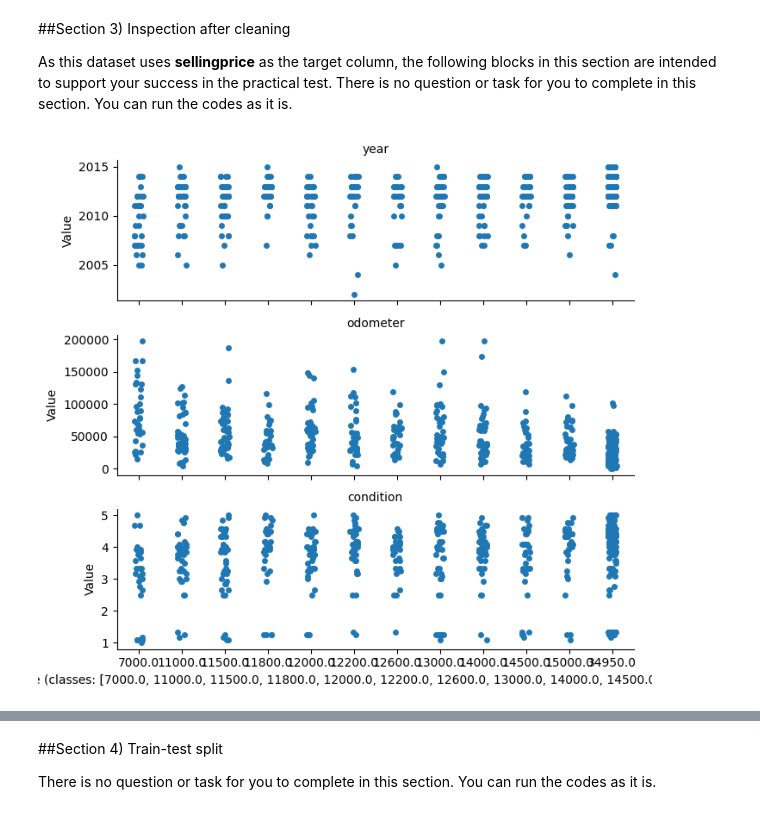
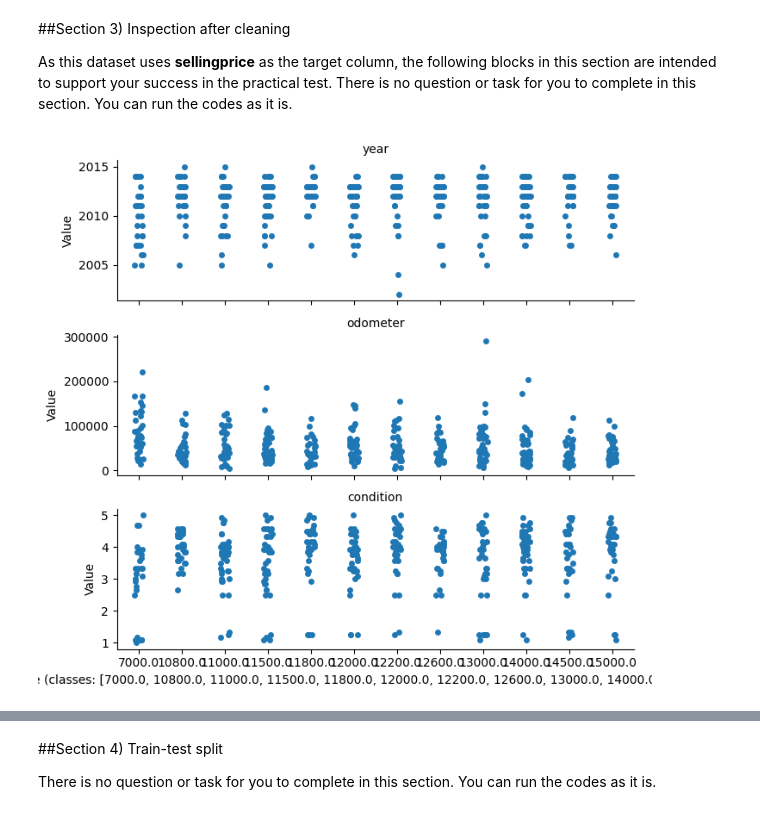
Before and after one commit to mohamad-azrin/ADALL_github, a Jupyter notebook: 8102630A_ADALL_Practical_Test_Vehicle_Sales_Question.ipynb, the cells around one changed output, grey strips where cells are left out. Saved outputs shown, nothing was run; the diff lists cells and outputs as text; code cells hidden in the pictures.

```diff
--- a/8102630A_ADALL_Practical_Test_Vehicle_Sales_Question.ipynb
+++ b/8102630A_ADALL_Practical_Test_Vehicle_Sales_Question.ipynb
@@ -726,35 +714,36 @@ def jitter_numeric_fast(
         jitter=True,
         height=2.2,
         aspect=3.2,
         sharey=False
     )
 
     g.set_axis_labels(f"{target_col} (classes: {order})", "Value")
     g.set_titles("{row_name}")
     plt.tight_layout()
     plt.show()
 
     return order, num_cols
 
 
 # Example:
 # First, define `preprocess_data` and call it to create `df_clean`.
 df_clean, _ = clean_dataset(df,
                                fix_condition=True,
                                condition_method='linear_to_1_5',
-                               handle_outliers=True,
+                               handle_outliers=False, # Changed to False to bypass the error
                                outlier_method='winsorize',
                                outlier_cols=('odometer','sellingprice','year'),
+                               outlier_iqr_multiplier=1.5,
                                reduce_model_cardinality=True,
                                model_min_freq=int(0.01 * len(df)),
                                drop_duplicates=False
                               )
 
 order_used, num_cols_used = jitter_numeric_fast(df_clean, target_col="sellingprice", sample=15000)
 # print("Order used:", order_used)
 # print("Numeric columns plotted:", num_cols_used)
 # %% [output]
-[figure, old version]
+[figure, new version]
 # %%
 import numpy as np
 import pandas as pd
```
Also changed, not shown: parts of 9 cells of this notebook.
